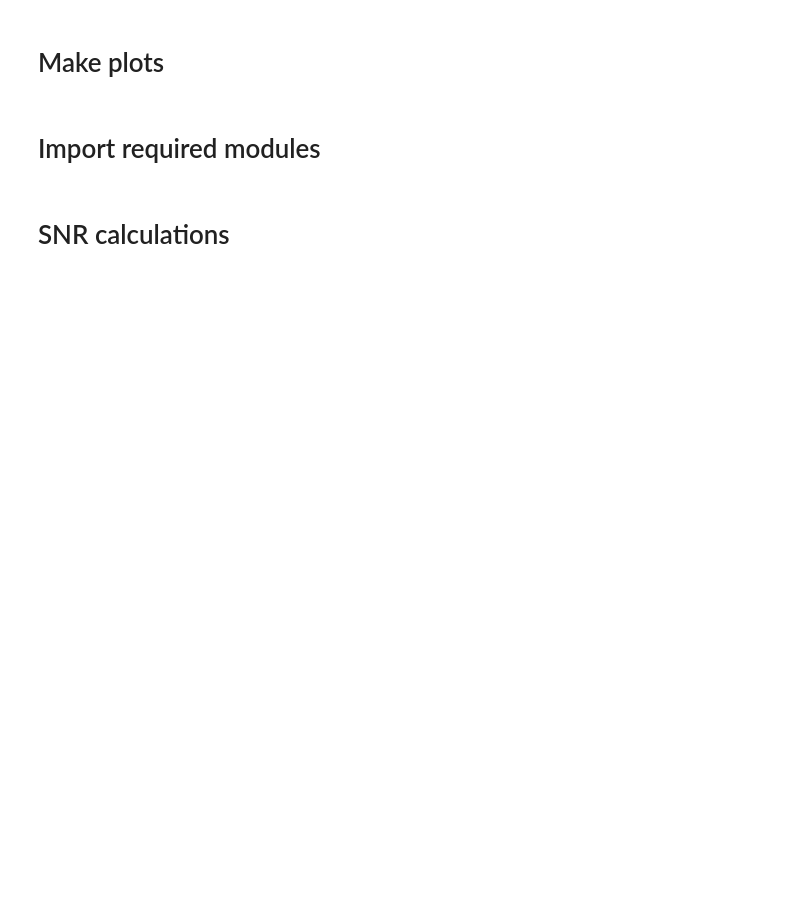
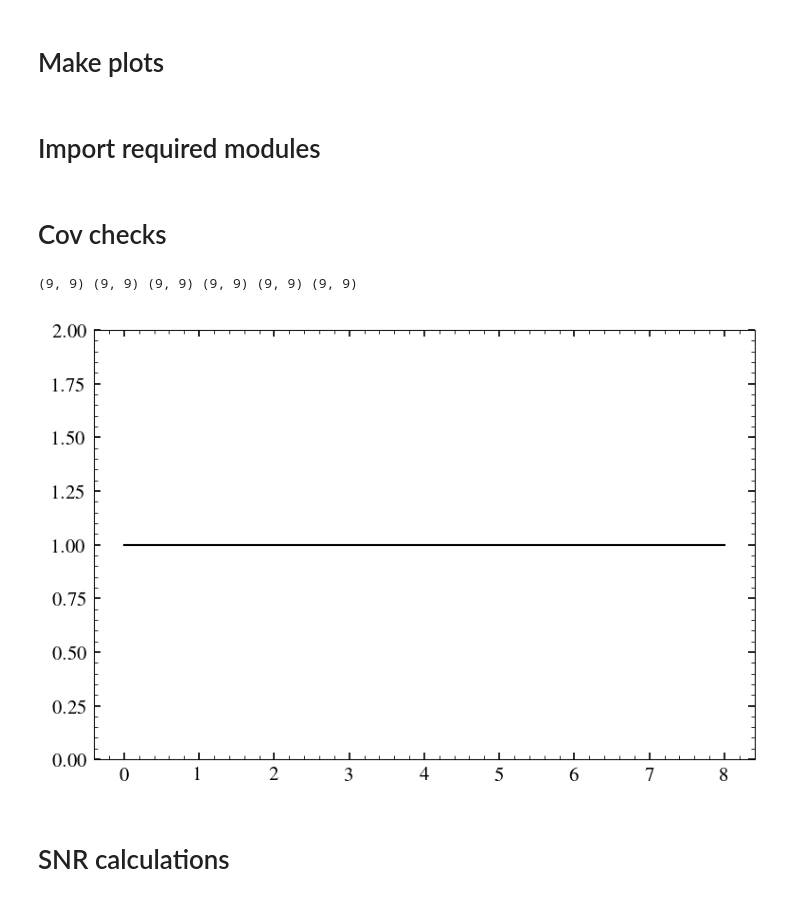
Before and after one commit to sriniraghunathan/tSZ_2pt_SPT_SPIRE, a Jupyter notebook: fit_for_tsz_cib.ipynb, the cells around one changed output. Cells and saved outputs as stored; diff of their text form; code cells hidden in the pictures; blank space fills up the shorter version.

```diff
--- a/fit_for_tsz_cib.ipynb
+++ b/fit_for_tsz_cib.ipynb
@@ -83,6 +83,63 @@ def add_subplot_axes(ax,rect,axisbg='w'):
     #subax.xaxis.set_tick_params(labelsize=x_labelsize)
     #subax.yaxis.set_tick_params(labelsize=y_labelsize)
     return subax
+# %% [markdown]
+# Cov checks
+# %%
+fname = 'results/power_spectra_lmin500_lmax5000_deltal500/100d_tsz_final_estimate_beamrc5.1_noslope.npy'
+res_dic = np.load(fname, allow_pickle=True).item()
+##print(res_dic.keys()); sys.exit()
+op_ps_1d_dic = res_dic['op_ps_1d_dic']
+full_stat_cov = res_dic['full_stat_cov']
+full_sys_cov_dic = res_dic['full_sys_cov_dic']
+m1m2_arr = [('ymv', 'ymv'), ('ycibfree', 'ycibfree'), ('ycibfree', 'ymv')]
+tmpels = res_dic[m1m2_arr[0]]['els']
+linds = np.arange(len(tmpels))
+
+final_full_sys_cov = full_sys_cov_dic['cib_tweaked_spt_only_max_tweak_0.2'] + \
+                full_sys_cov_dic['rad_tweaked_max_tweak_0.2'] + \
+                full_sys_cov_dic['cmb_withspiretcalerror'] + \
+                full_sys_cov_dic['ksz']
+
+full_cov = full_stat_cov# + final_full_sys_cov
+
+
+ilc_keyname1, ilc_keyname2, ilc_keyname3 = ('ymv', 'ymv'), ('ycibfree', 'ycibfree'), ('ycibfree', 'ymv')
+tmpels = tmpels[linds]
+curr_dl_fac = tmpels * (tmpels+1)/2/np.pi * 1e12
+d1_undesired_comp = res_dic[ilc_keyname1]['sim'][linds]
+d2_undesired_comp = res_dic[ilc_keyname2]['sim'][linds]
+d3_undesired_comp = res_dic[ilc_keyname3]['sim'][linds]
+d1 = res_dic[ilc_keyname1]['data_final'][linds]
+d2 = res_dic[ilc_keyname2]['data_final'][linds]
+d3 = res_dic[ilc_keyname3]['data_final'][linds]
+reclen = len(d1)
+curr_cov_11 = full_cov[:reclen, :reclen]
+curr_cov_22 = full_cov[reclen:2*reclen, reclen:2*reclen]
+curr_cov_33 = full_cov[2*reclen:, 2*reclen:]
+curr_cov_12 = full_cov[reclen:2*reclen,:reclen]
+curr_cov_13 = full_cov[2*reclen:,:reclen]
+curr_cov_23 = full_cov[2*reclen:,reclen:2*reclen]
+print(curr_cov_11.shape, curr_cov_22.shape, curr_cov_33.shape, curr_cov_12.shape, curr_cov_13.shape, curr_cov_23.shape)
+
+if (1):
+    curr_diff_cov = curr_cov_11 + curr_cov_22 - 2 * curr_cov_12
+    which_sim = 'cl_arr_for_non_gau_cov'
+    m1, m2 = ('ymv', 'ymv'), ('ycibfree', 'ycibfree')
+    cl_aa_arr = tools.get_sim_arrary(res_dic, ilc_keyname1, which_sim)
+    cl_bb_arr = tools.get_sim_arrary(res_dic, ilc_keyname2, which_sim)
+    cl_ab_arr = tools.get_sim_arrary(res_dic, ilc_keyname3, which_sim)
+    curr_diff_cov_v2 = tools.get_modified_cov(cl_aa_arr, cl_bb_arr, operation = 'subtract')
+
+    #imshow(curr_diff_cov/curr_diff_cov_v2, vmin = 0., vmax = 10.); colorbar(); show()
+    #imshow(curr_diff_cov_v2); colorbar(); show()
+
+    plot(np.diag(curr_diff_cov)/np.diag(curr_diff_cov_v2))
+    ylim(0., 2)
+    show()
+# %% [output]
+(9, 9) (9, 9) (9, 9) (9, 9) (9, 9) (9, 9)
+[figure, added]
 # %% [markdown]
 # SNR calculations
 # %%
```
Also changed, not shown: parts of 1 cell of this notebook, 2 other files.
